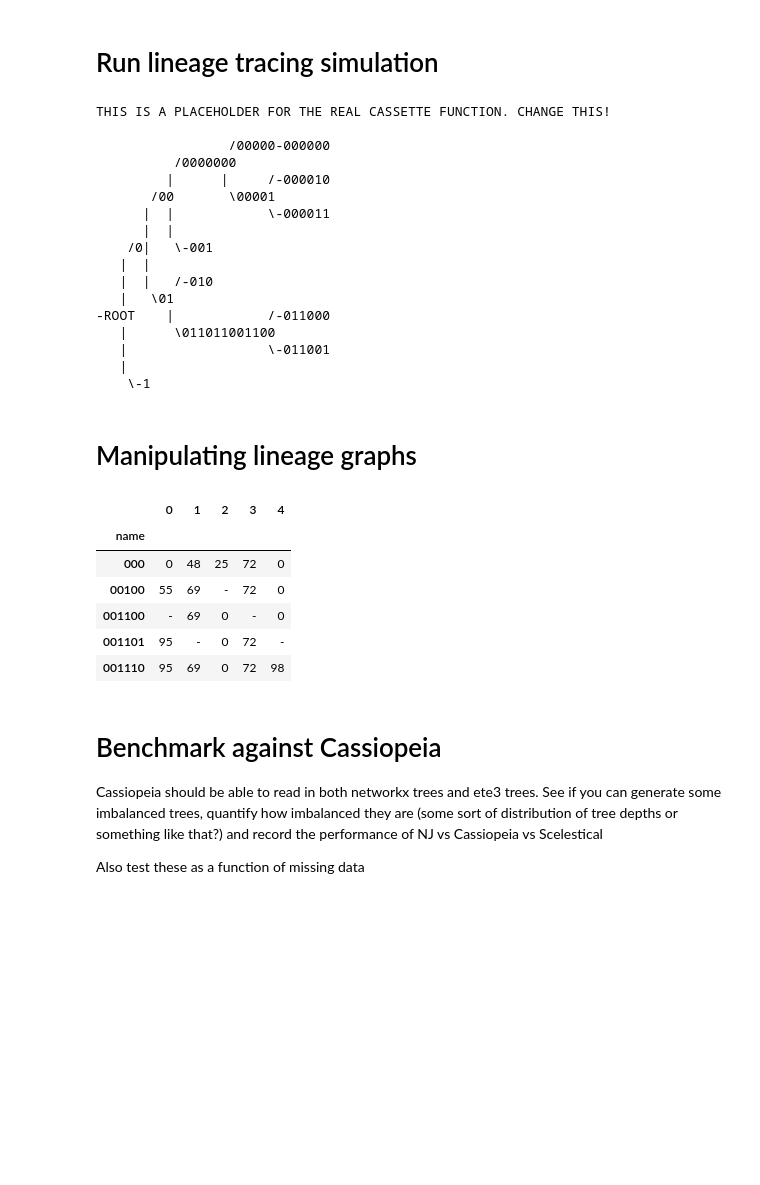
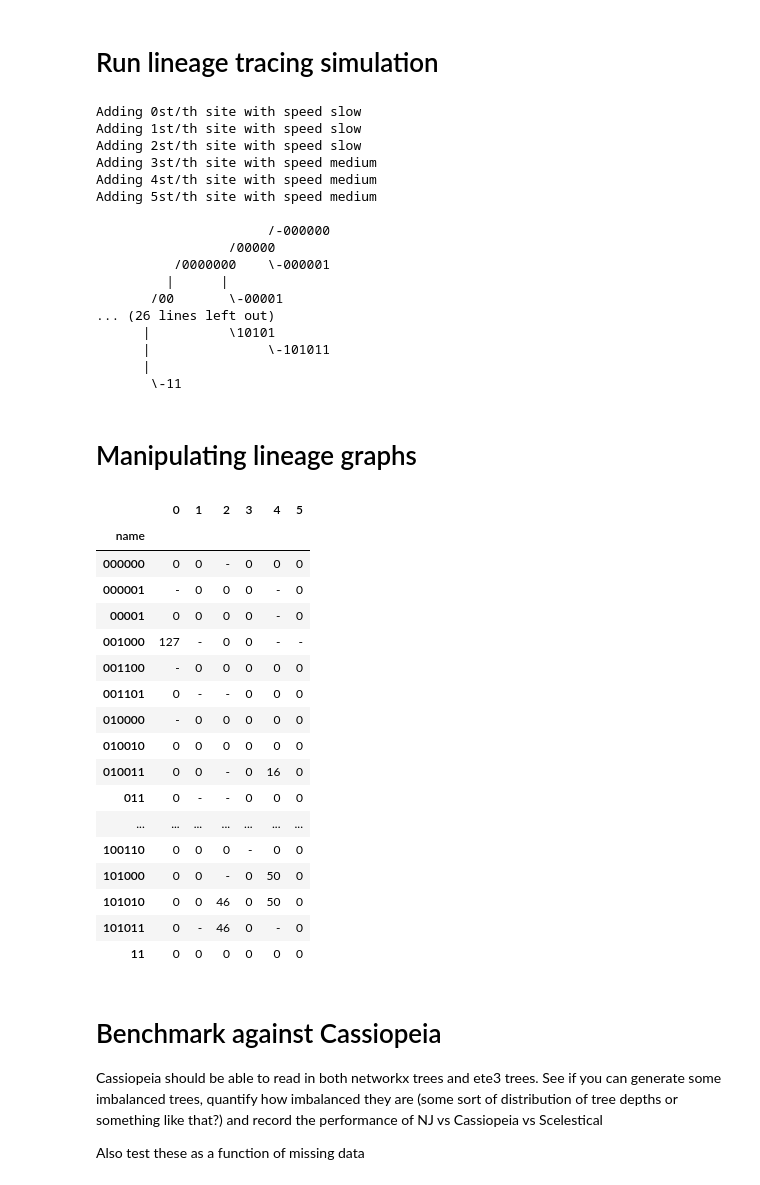
Before and after one commit to sitarapersad/lineageTracing, a Jupyter notebook: generate_trees.ipynb, the cells around one changed output. Cells and saved outputs as stored; diff of their text form; code cells hidden in the pictures; blank space fills up the shorter version.

```diff
--- a/generate_trees.ipynb
+++ b/generate_trees.ipynb
@@ -129,7 +201,7 @@ def generate_lineage(cell_names, cassette_edits):
 
     return lineage
 # %%
-def simulate_lineage(cassette_size, num_init_cells, init_death_prob=0.1,
+def simulate_lineage(cassette_sites, num_init_cells, init_death_prob=0.1,
                      init_repr_prob=0.75, cancer_prob=1e-3, tree_depth=15):
 
     # Simulate tree
@@ -139,7 +211,7 @@ def simulate_lineage(cassette_size, num_init_cells, init_death_prob=0.1,
 
     # Generate cassette edits for each internal node
     total_internal_nodes = sum([len(x) for x in cell_names])
-    cassette_edits = generate_cassettes(total_internal_nodes, cassette_size=cassette_size)
+    cassette_edits = generate_cassettes(total_internal_nodes, cassette_sites=cassette_sites)
 
     # Generate networkx lineage object
     lineage = generate_lineage(cell_names, cassette_edits)
@@ -159,8 +231,15 @@ def drop_missing_data(lineage, missing_fraction):
             node['cassette_state'] = state
 # %% [markdown]
 # Run lineage tracing simulation
+# %%
+
+slow_guides = ['AGCTGCTTAGGGCGCAGCCT', 'CTCCTTGCGTTGACCCGCTT', 'TATTGCCTCTTAATCGTCTT']
+medium_guides = ['AATCCCTAGTAGATTAGCCT', 'CACAGAACTTTATGACGATA', 'TTAAGTTTGAGCTCGCGCAA']
+fast_guides = ['TAATTCCGGACGAAATCTTG', 'CTTCCACGGCTCTAGTACAT', 'CCTCCCGTAGTGTTGAGTCA']
+
+cassette_sites = slow_guides+medium_guides
 # %%
-lineage = simulate_lineage(cassette_size=5, num_init_cells=2, init_death_prob=0.1,
+lineage = simulate_lineage(cassette_sites=cassette_sites, num_init_cells=2, init_death_prob=0.1,
                            init_repr_prob=0.75, cancer_prob=1e-3, tree_depth=5)
 
 # for name, cell in lineage.nodes.items():
@@ -173,23 +252,23 @@ tree = graph_to_ete3(lineage)
 tree = copy_attributes(lineage, tree)
 print(tree.get_ascii())
 # %% [output]
-THIS IS A PLACEHOLDER FOR THE REAL CASSETTE FUNCTION. CHANGE THIS!
+Adding 0st/th site with speed slow
+Adding 1st/th site with speed slow
+Adding 2st/th site with speed slow
+Adding 3st/th site with speed medium
+Adding 4st/th site with speed medium
+Adding 5st/th site with speed medium
 
-                 /00000-000000
-          /0000000
-         |      |     /-000010
-       /00       \00001
-      |  |            \-000011
-      |  |
-    /0|   \-001
-   |  |
-   |  |   /-010
-   |   \01
--ROOT    |            /-011000
-   |      \011011001100
-   |                  \-011001
-   |
-    \-1
+                      /-000000
+                 /00000
+          /0000000    \-000001
+         |      |
+       /00       \-00001
+... (26 lines left out)
+      |          \10101
+      |               \-101011
+      |
+       \-11
 # %% [markdown]
 # Manipulating lineage graphs
 # %%
@@ -201,7 +280,7 @@ def get_character_matrix(lineage):
     leaves = lineage.get_leaves()
     names = [str(leaf.name) for leaf in leaves]
     cassette_states = [leaf.cassette_state for leaf in leaves]
-    df = pd.DataFrame(data=cassette_states, columns=list(range(0, 5)))
+    df = pd.DataFrame(data=cassette_states)
     df.insert(0, 'name', names)
     df = df.set_index('name')
     return df
@@ -233,15 +312,26 @@ def save(lineage):
     raise NotImplementedError
 # %%
 matrix = get_character_matrix(tree)
-matrix.head()
+matrix
 # %% [output]
-|  | 0 | 1 | 2 | 3 | 4 |
-| name |  |  |  |  |  |
-| 000 | 0 | 48 | 25 | 72 | 0 |
-| 00100 | 55 | 69 | - | 72 | 0 |
-| 001100 | - | 69 | 0 | - | 0 |
-| 001101 | 95 | - | 0 | 72 | - |
-| 001110 | 95 | 69 | 0 | 72 | 98 |
+|  | 0 | 1 | 2 | 3 | 4 | 5 |
+| name |  |  |  |  |  |  |
+| 000000 | 0 | 0 | - | 0 | 0 | 0 |
+| 000001 | - | 0 | 0 | 0 | - | 0 |
+| 00001 | 0 | 0 | 0 | 0 | - | 0 |
+| 001000 | 127 | - | 0 | 0 | - | - |
+| 001100 | - | 0 | 0 | 0 | 0 | 0 |
+| 001101 | 0 | - | - | 0 | 0 | 0 |
+| 010000 | - | 0 | 0 | 0 | 0 | 0 |
+| 010010 | 0 | 0 | 0 | 0 | 0 | 0 |
+| 010011 | 0 | 0 | - | 0 | 16 | 0 |
+| 011 | 0 | - | - | 0 | 0 | 0 |
+| ... | ... | ... | ... | ... | ... | ... |
+| 100110 | 0 | 0 | 0 | - | 0 | 0 |
+| 101000 | 0 | 0 | - | 0 | 50 | 0 |
+| 101010 | 0 | 0 | 46 | 0 | 50 | 0 |
+| 101011 | 0 | - | 46 | 0 | - | 0 |
+| 11 | 0 | 0 | 0 | 0 | 0 | 0 |
 # %% [markdown]
 # Benchmark against Cassiopeia
 
```
Also changed, not shown: parts of 7 cells of this notebook, 2 other files.
